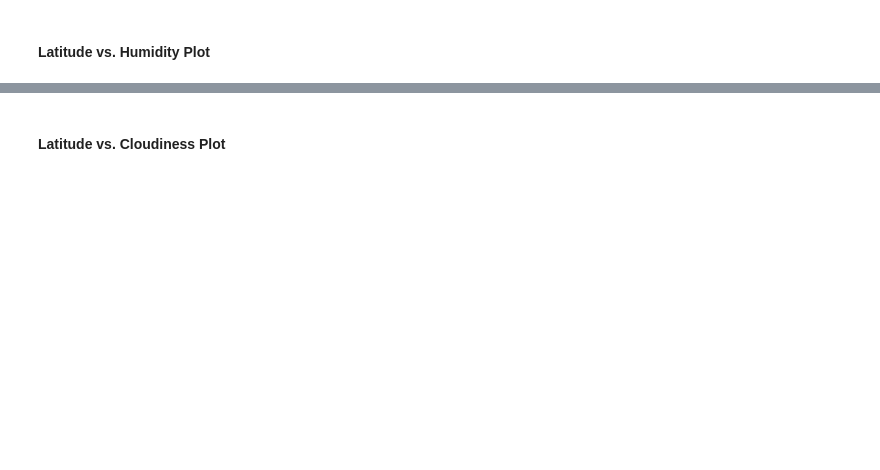
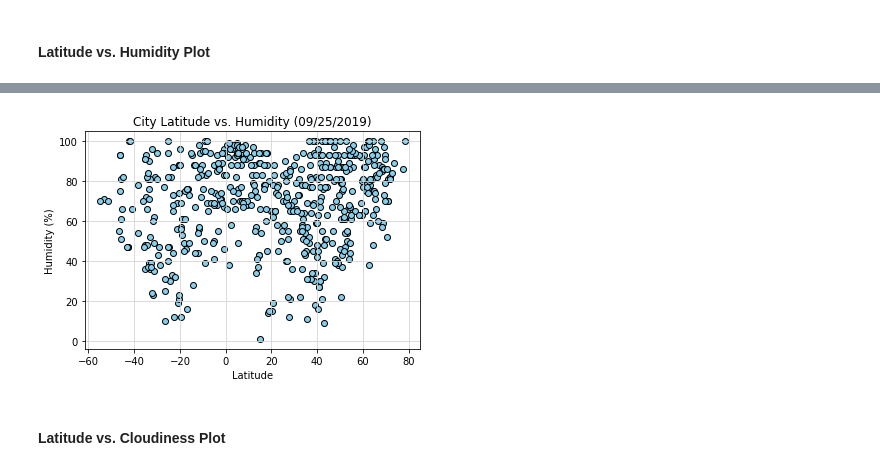
Before and after one commit to DD-44/6.python-api-challenge, a Jupyter notebook: starter_code/WeatherPy.ipynb, the cells around one changed output, grey strips where cells are left out. Cells and saved outputs as stored; diff of their text form; code cells hidden in the pictures; blank space fills up the shorter version.

```diff
--- a/starter_code/WeatherPy.ipynb
+++ b/starter_code/WeatherPy.ipynb
@@ -113,2 +239,17 @@ dtype: int64
+# %%
+plt.scatter(weather_df["Lat"],weather_df["humidity"],edgecolors="black",facecolors="skyblue")
+plt.title("City Latitude vs. Humidity (09/25/2019)")
+plt.xlabel("Latitude")
+plt.ylabel("Humidity (%)")
+plt.grid (b=True,which="major",axis="both",linestyle="-",color="lightgrey")
+
+
+# Save the figure
+plt.savefig("../Images/Lat_vs_Humidity(fig2).png")
+
+# Show plot
+plt.show()
+# %% [output]
+[figure, added]
 # %% [markdown]
 #### Latitude vs. Cloudiness Plot
```
Also changed, not shown: parts of 20 cells of this notebook, 6 other files.
